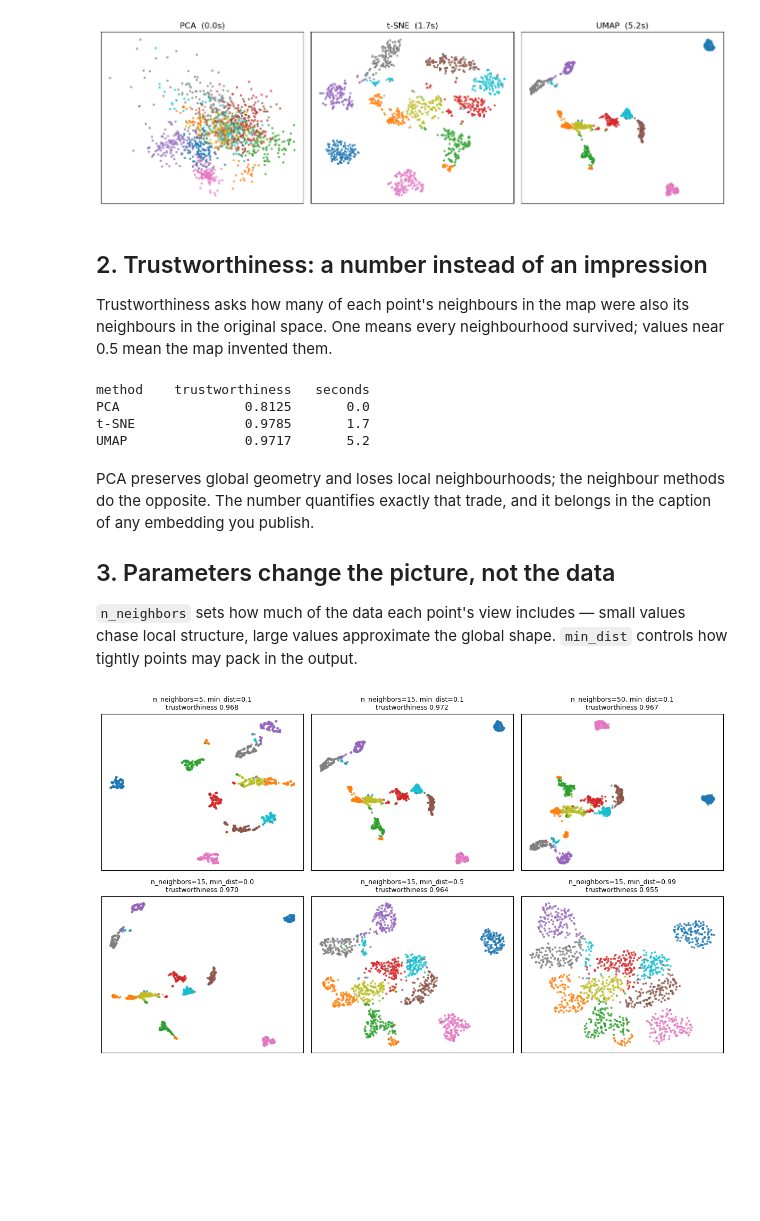
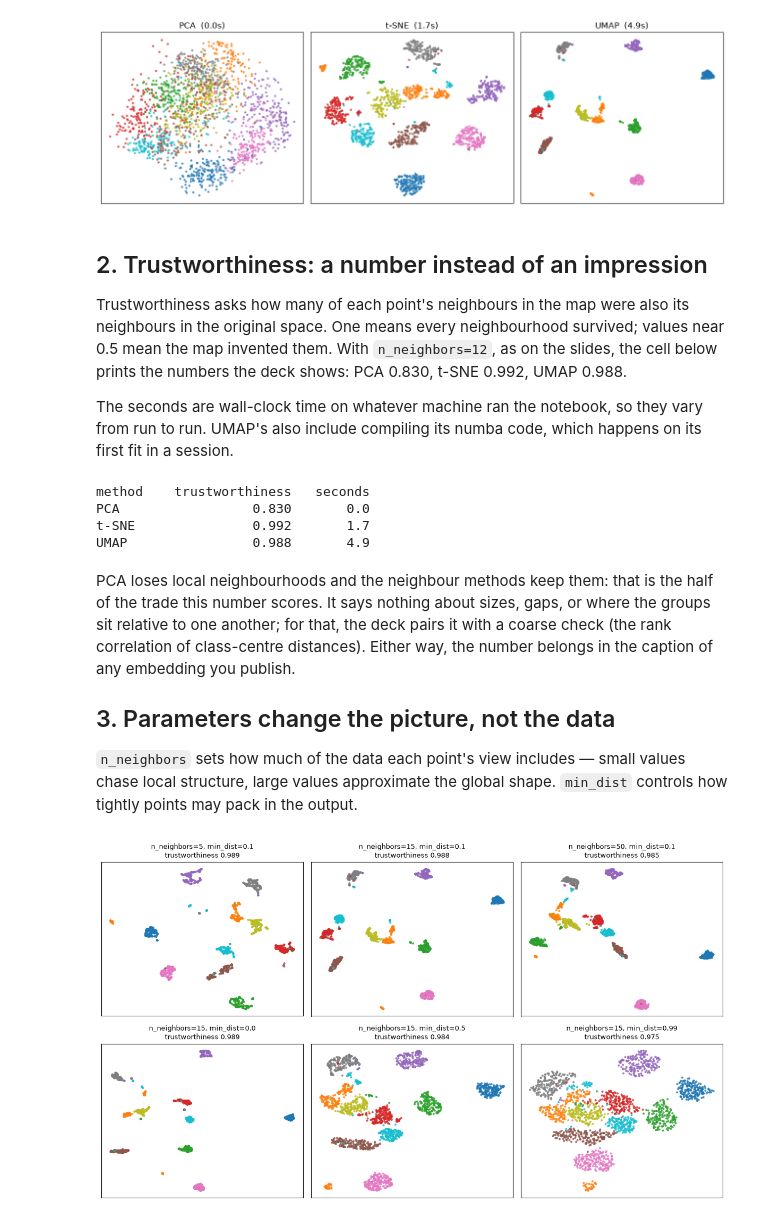
Before and after one commit to Boyu-Zhang-UOI/pml-f2026-notebooks, a Jupyter notebook: 04-unsupervised/02_umap_and_neighbor_embeddings.ipynb, the cells around one changed output. Cells and saved outputs as stored; diff of their text form; code cells hidden in the pictures; blank space fills up the shorter version.

```diff
--- a/04-unsupervised/02_umap_and_neighbor_embeddings.ipynb
+++ b/04-unsupervised/02_umap_and_neighbor_embeddings.ipynb
@@ -21,24 +26,26 @@ session.
 import time
 import warnings
 
+warnings.filterwarnings("ignore", category=UserWarning)   # umap's numba chatter
+warnings.filterwarnings("ignore", message="IProgress")    # tqdm, when widgets are absent
+
 import numpy as np
 import matplotlib.pyplot as plt
 import umap
-from sklearn.datasets import load_digits
+from sklearn.datasets import load_digits, make_blobs
 from sklearn.decomposition import PCA
 from sklearn.manifold import TSNE, trustworthiness
 from sklearn.model_selection import train_test_split
-from sklearn.preprocessing import StandardScaler
-
-warnings.filterwarnings("ignore", category=UserWarning)   # umap's numba chatter
+from sklearn.neighbors import NearestNeighbors
 
 digits = load_digits()
-X = StandardScaler().fit_transform(digits.data)
+X = digits.data      # raw pixels, one shared 0-16 grey scale: nothing to rescale
 y = digits.target
-X_train, X_new, y_train, y_new = train_test_split(
+X_train, X_new, y_train, y_new = train_test_split(        # used in section 4 only
     X, y, test_size=0.25, random_state=0, stratify=y)
 
 print("umap-learn", umap.__version__)
+print("digits", X.shape, f" pixel values {X.min():.0f} to {X.max():.0f}")
 print("train", X_train.shape, " held out", X_new.shape)
 # %% [output]
 umap-learn 0.5.12
@@ -48,50 +61,57 @@ train (1347, 64)  held out (450, 64)
 # %%
 timings, embeddings = {}, {}
 
 t0 = time.perf_counter()
-pca = PCA(n_components=2, random_state=0).fit(X_train)
-embeddings["PCA"] = pca.transform(X_train)
+embeddings["PCA"] = PCA(n_components=2, random_state=0).fit_transform(X)
 timings["PCA"] = time.perf_counter() - t0
 
 t0 = time.perf_counter()
-embeddings["t-SNE"] = TSNE(n_components=2, random_state=0, init="pca",
-                           perplexity=30).fit_transform(X_train)
+embeddings["t-SNE"] = TSNE(n_components=2, perplexity=30, init="pca",
+                           learning_rate="auto", max_iter=1000,
+                           random_state=0).fit_transform(X)
 timings["t-SNE"] = time.perf_counter() - t0
 
 t0 = time.perf_counter()
-reducer = umap.UMAP(n_components=2, n_neighbors=15, min_dist=0.1,
-                    random_state=0).fit(X_train)
-embeddings["UMAP"] = reducer.embedding_
+embeddings["UMAP"] = umap.UMAP(n_components=2, n_neighbors=15, min_dist=0.1,
+                               random_state=0).fit_transform(X)
 timings["UMAP"] = time.perf_counter() - t0
 
 fig, axes = plt.subplots(1, 3, figsize=(13, 4))
 for ax, (name, points) in zip(axes, embeddings.items()):
-    ax.scatter(*points.T, c=y_train, cmap="tab10", s=5, alpha=.7)
+    ax.scatter(*points.T, c=y, cmap="tab10", s=5, alpha=.7)
     ax.set_title(f"{name}  ({timings[name]:.1f}s)")
     ax.set_xticks([]); ax.set_yticks([])
 plt.tight_layout(); plt.show()
 # %% [output]
-[figure, old version]
+[figure, new version]
 # %% [markdown]
 ## 2. Trustworthiness: a number instead of an impression
 
 Trustworthiness asks how many of each point's neighbours in the map were also
 its neighbours in the original space. One means every neighbourhood survived;
-values near 0.5 mean the map invented them.
+values near 0.5 mean the map invented them. With `n_neighbors=12`, as on the
+slides, the cell below prints the numbers the deck shows: PCA 0.830, t-SNE
+0.992, UMAP 0.988.
+
+The seconds are wall-clock time on whatever machine ran the notebook, so they
+vary from run to run. UMAP's also include compiling its numba code, which
+happens on its first fit in a session.
 # %%
 print(f"{'method':<8} {'trustworthiness':>16} {'seconds':>9}")
 for name, points in embeddings.items():
-    score = trustworthiness(X_train, points, n_neighbors=15)
-    print(f"{name:<8} {score:>16.4f} {timings[name]:>9.1f}")
+    score = trustworthiness(X, points, n_neighbors=12)
+    print(f"{name:<8} {score:>16.3f} {timings[name]:>9.1f}")
 # %% [output]
 method    trustworthiness   seconds
-PCA                0.8125       0.0
-t-SNE              0.9785       1.7
-UMAP               0.9717       5.2
+PCA                 0.830       0.0
+t-SNE               0.992       1.7
+UMAP                0.988       4.9
 # %% [markdown]
-PCA preserves global geometry and loses local neighbourhoods; the neighbour
-methods do the opposite. The number quantifies exactly that trade, and it
-belongs in the caption of any embedding you publish.
+PCA loses local neighbourhoods and the neighbour methods keep them: that is
+the half of the trade this number scores. It says nothing about sizes, gaps, or
+where the groups sit relative to one another; for that, the deck pairs it with a
+coarse check (the rank correlation of class-centre distances). Either way, the
+number belongs in the caption of any embedding you publish.
 
 ## 3. Parameters change the picture, not the data
 
@@ -102,15 +122,15 @@ values chase local structure, large values approximate the global shape.
 settings = [(5, 0.1), (15, 0.1), (50, 0.1), (15, 0.0), (15, 0.5), (15, 0.99)]
 fig, axes = plt.subplots(2, 3, figsize=(12, 7))
 for ax, (k, d) in zip(axes.ravel(), settings):
-    points = umap.UMAP(n_neighbors=k, min_dist=d, random_state=0).fit_transform(X_train)
-    ax.scatter(*points.T, c=y_train, cmap="tab10", s=4, alpha=.7)
+    points = umap.UMAP(n_neighbors=k, min_dist=d, random_state=0).fit_transform(X)
+    ax.scatter(*points.T, c=y, cmap="tab10", s=4, alpha=.7)
     ax.set_title(f"n_neighbors={k}, min_dist={d}\n"
-                 f"trustworthiness {trustworthiness(X_train, points, n_neighbors=15):.3f}",
+                 f"trustworthiness {trustworthiness(X, points, n_neighbors=12):.3f}",
                  fontsize=9)
     ax.set_xticks([]); ax.set_yticks([])
 plt.tight_layout(); plt.show()
 # %% [output]
-[figure, old version]
+[figure, new version]
 # %% [markdown]
 Six pictures of one dataset, all honest. This is why an embedding without its
 parameters is not a result: a reader cannot tell whether the clusters you are
```
Also changed, not shown: parts of 14 cells of this notebook, 1 other file.
